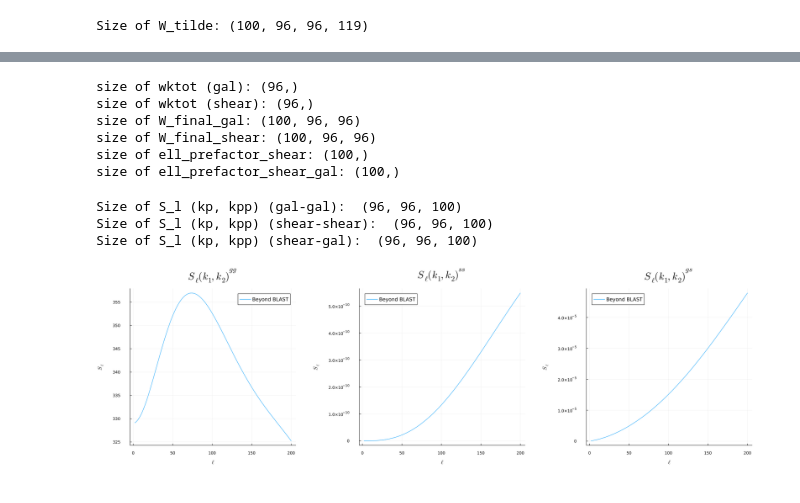
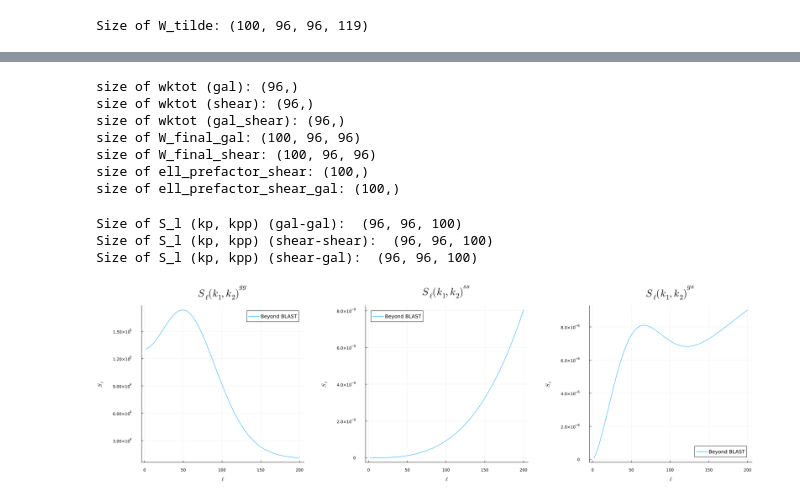
Before and after one commit to anvi-git/3D_Angular_Power_Spectrum, a Jupyter notebook: notebooks/beyond_BLAST.ipynb, the cells around one changed output, grey strips where cells are left out. Saved outputs shown, nothing was run; the diff lists cells and outputs as text; code cells hidden in the pictures.

```diff
--- a/notebooks/beyond_BLAST.ipynb
+++ b/notebooks/beyond_BLAST.ipynb
@@ -254,6 +271,7 @@ ell_prefactor_shear_gal = @. sqrt(((ℓ+2)*(ℓ+1)*ℓ*(ℓ-1)) );
 # %%
-println("size of wktot (gal): ", size(wktot_gg))
-println("size of wktot (shear): ", size(wktot_ss))
+println("size of wktot (gal): ", size(weight_gal))
+println("size of wktot (shear): ", size(weight_shear))
+println("size of wktot (gal_shear): ", size(weight_gal_shear))
 println("size of W_final_gal: ", size(W_final_gal))
 println("size of W_final_shear: ", size(W_final_shear))
 println("size of ell_prefactor_shear: ", size(ell_prefactor_shear))
@@ -261,6 +279,7 @@ println("size of ell_prefactor_shear_gal: ", size(ell_prefactor_shear_gal))
 # %% [output]
 size of wktot (gal): (96,)
 size of wktot (shear): (96,)
+size of wktot (gal_shear): (96,)
 size of W_final_gal: (100, 96, 96)
 size of W_final_shear: (100, 96, 96)
 size of ell_prefactor_shear: (100,)
@@ -286,13 +305,13 @@ Size of S_l (kp, kpp) (shear-shear):  (96, 96, 100)
 Size of S_l (kp, kpp) (shear-gal):  (96, 96, 100)
 # %%
 # plot
-i = 2
-j = 2
+i = 1
+j = 1
 p1 =  plot(ℓ, S_lkk_gg[i,j,:], label="Beyond BLAST", xlabel=L"\ell", ylabel=L"S_\ell", title=L"S_\ell(k_1, k_2)^{gg}")
 p2 =  plot(ℓ, S_lkk_ss[i,j,:], label="Beyond BLAST", xlabel=L"\ell", ylabel=L"S_\ell", title=L"S_\ell(k_1, k_2)^{ss}")
 p3 =  plot(ℓ, S_lkk_gs[i,j,:], label="Beyond BLAST", xlabel=L"\ell", ylabel=L"S_\ell", title=L"S_\ell(k_1, k_2)^{gs}")
 
 plot(p1, p2, p3, layout = (1, 3), size=(2000, 600), titlefontsize=20, legendfontsize=10, margin = 10mm)
 # %% [output]
-[figure, old version]
+[figure, new version]
 # %%
```
Also changed, not shown: parts of 22 cells of this notebook, 5 other files.
